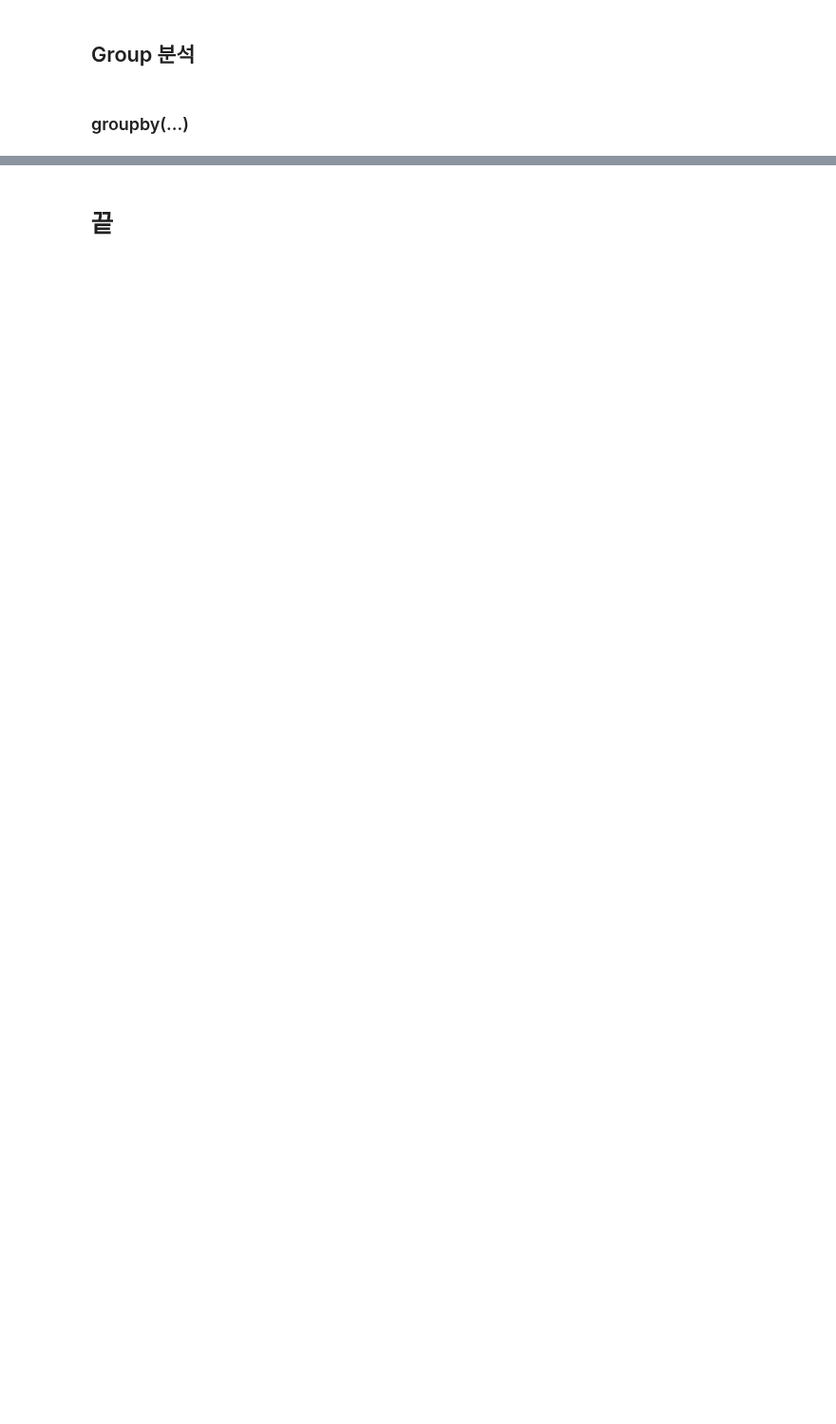
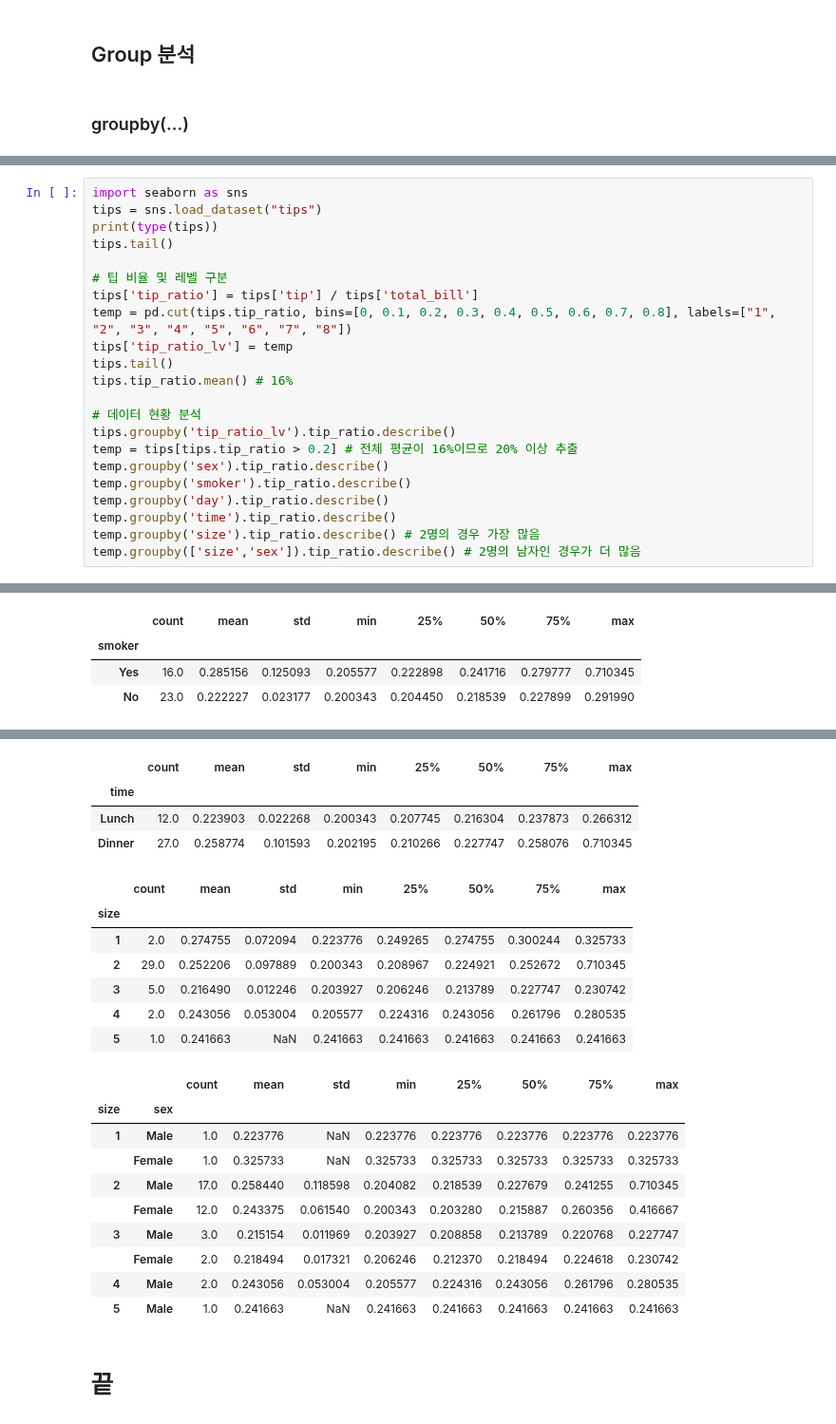
Before and after one commit to fss1208/study_python, a Jupyter notebook: 20251126_pandas_datafrmae.ipynb, the cells around one changed output, grey strips where cells are left out. Shown at 95% size. Saved outputs shown, nothing was run; the diff lists cells and outputs as text; blank space fills up the shorter version.

```diff
--- a/20251126_pandas_datafrmae.ipynb
+++ b/20251126_pandas_datafrmae.ipynb
@@ -1789,0 +2002,23 @@ array(['A',   key1 key2  data1  data2
+# %%
+import seaborn as sns
+tips = sns.load_dataset("tips")
+print(type(tips))
+tips.tail()
+
+# 팁 비율 및 레벨 구분
+tips['tip_ratio'] = tips['tip'] / tips['total_bill']
+temp = pd.cut(tips.tip_ratio, bins=[0, 0.1, 0.2, 0.3, 0.4, 0.5, 0.6, 0.7, 0.8], labels=["1", "2", "3", "4", "5", "6", "7", "8"])
+tips['tip_ratio_lv'] = temp
+tips.tail()
+tips.tip_ratio.mean() # 16%
+
+# 데이터 현황 분석
+tips.groupby('tip_ratio_lv').tip_ratio.describe()
+temp = tips[tips.tip_ratio > 0.2] # 전체 평균이 16%이므로 20% 이상 추출
+temp.groupby('sex').tip_ratio.describe()
+temp.groupby('smoker').tip_ratio.describe()
+temp.groupby('day').tip_ratio.describe()
+temp.groupby('time').tip_ratio.describe()
+temp.groupby('size').tip_ratio.describe() # 2명의 경우 가장 많음
+temp.groupby(['size','sex']).tip_ratio.describe() # 2명의 남자인 경우가 더 많음
+# %% [output]
@@ -1789,0 +2053,4 @@ array(['A',   key1 key2  data1  data2
+|  | count | mean | std | min | 25% | 50% | 75% | max |
+| smoker |  |  |  |  |  |  |  |  |
+| Yes | 16.0 | 0.285156 | 0.125093 | 0.205577 | 0.222898 | 0.241716 | 0.279777 | 0.710345 |
+| No | 23.0 | 0.222227 | 0.023177 | 0.200343 | 0.204450 | 0.218539 | 0.227899 | 0.291990 |
@@ -1790,2 +2063,23 @@ array(['A',   key1 key2  data1  data2
+|  | count | mean | std | min | 25% | 50% | 75% | max |
+| time |  |  |  |  |  |  |  |  |
+| Lunch | 12.0 | 0.223903 | 0.022268 | 0.200343 | 0.207745 | 0.216304 | 0.237873 | 0.266312 |
+| Dinner | 27.0 | 0.258774 | 0.101593 | 0.202195 | 0.210266 | 0.227747 | 0.258076 | 0.710345 |
+|  | count | mean | std | min | 25% | 50% | 75% | max |
+| size |  |  |  |  |  |  |  |  |
+| 1 | 2.0 | 0.274755 | 0.072094 | 0.223776 | 0.249265 | 0.274755 | 0.300244 | 0.325733 |
+| 2 | 29.0 | 0.252206 | 0.097889 | 0.200343 | 0.208967 | 0.224921 | 0.252672 | 0.710345 |
+| 3 | 5.0 | 0.216490 | 0.012246 | 0.203927 | 0.206246 | 0.213789 | 0.227747 | 0.230742 |
+| 4 | 2.0 | 0.243056 | 0.053004 | 0.205577 | 0.224316 | 0.243056 | 0.261796 | 0.280535 |
+| 5 | 1.0 | 0.241663 | NaN | 0.241663 | 0.241663 | 0.241663 | 0.241663 | 0.241663 |
+|  |  | count | mean | std | min | 25% | 50% | 75% | max |
+| size | sex |  |  |  |  |  |  |  |  |
+| 1 | Male | 1.0 | 0.223776 | NaN | 0.223776 | 0.223776 | 0.223776 | 0.223776 | 0.223776 |
+|  | Female | 1.0 | 0.325733 | NaN | 0.325733 | 0.325733 | 0.325733 | 0.325733 | 0.325733 |
+| 2 | Male | 17.0 | 0.258440 | 0.118598 | 0.204082 | 0.218539 | 0.227679 | 0.241255 | 0.710345 |
+|  | Female | 12.0 | 0.243375 | 0.061540 | 0.200343 | 0.203280 | 0.215887 | 0.260356 | 0.416667 |
+| 3 | Male | 3.0 | 0.215154 | 0.011969 | 0.203927 | 0.208858 | 0.213789 | 0.220768 | 0.227747 |
+|  | Female | 2.0 | 0.218494 | 0.017321 | 0.206246 | 0.212370 | 0.218494 | 0.224618 | 0.230742 |
+| 4 | Male | 2.0 | 0.243056 | 0.053004 | 0.205577 | 0.224316 | 0.243056 | 0.261796 | 0.280535 |
+| 5 | Male | 1.0 | 0.241663 | NaN | 0.241663 | 0.241663 | 0.241663 | 0.241663 | 0.241663 |
 # %% [markdown]
 # 끝
```
Also changed, not shown: parts of 18 cells of this notebook.
